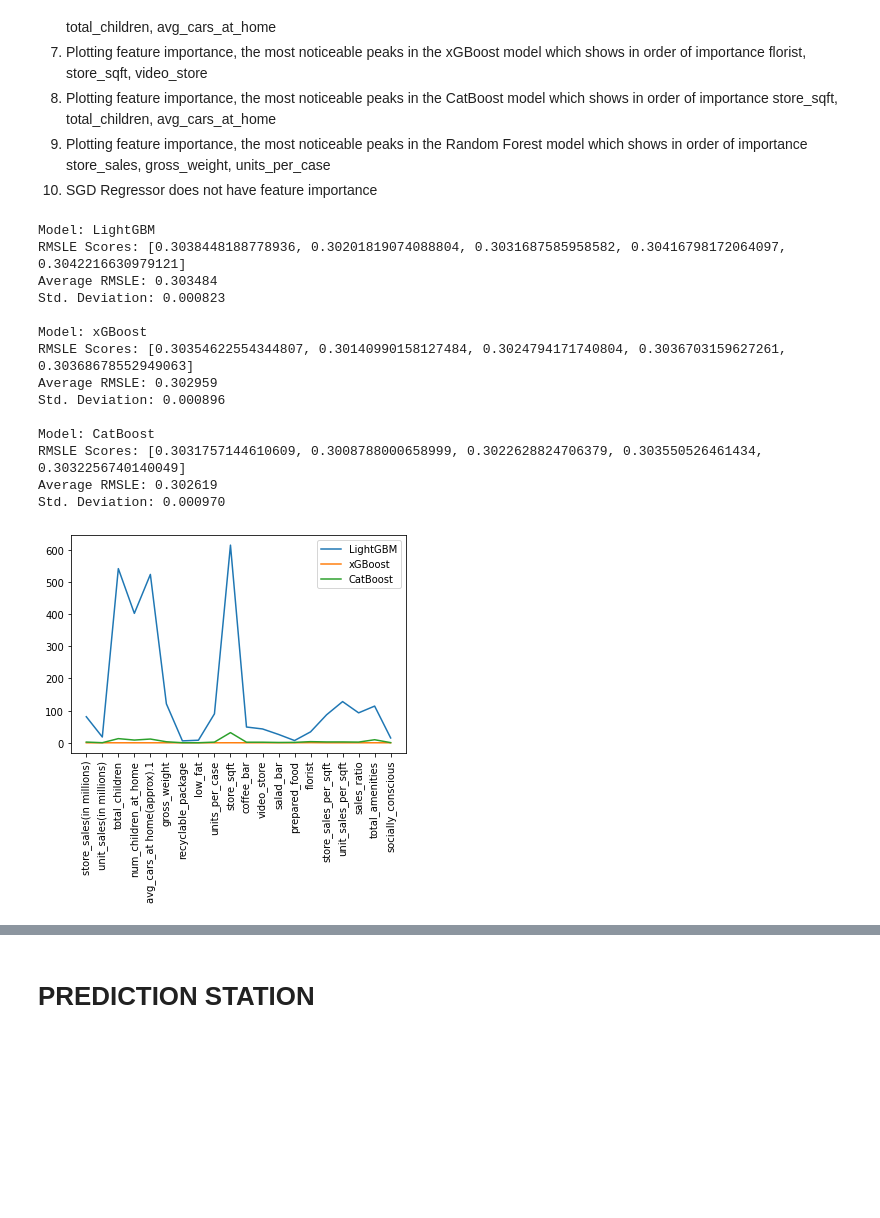
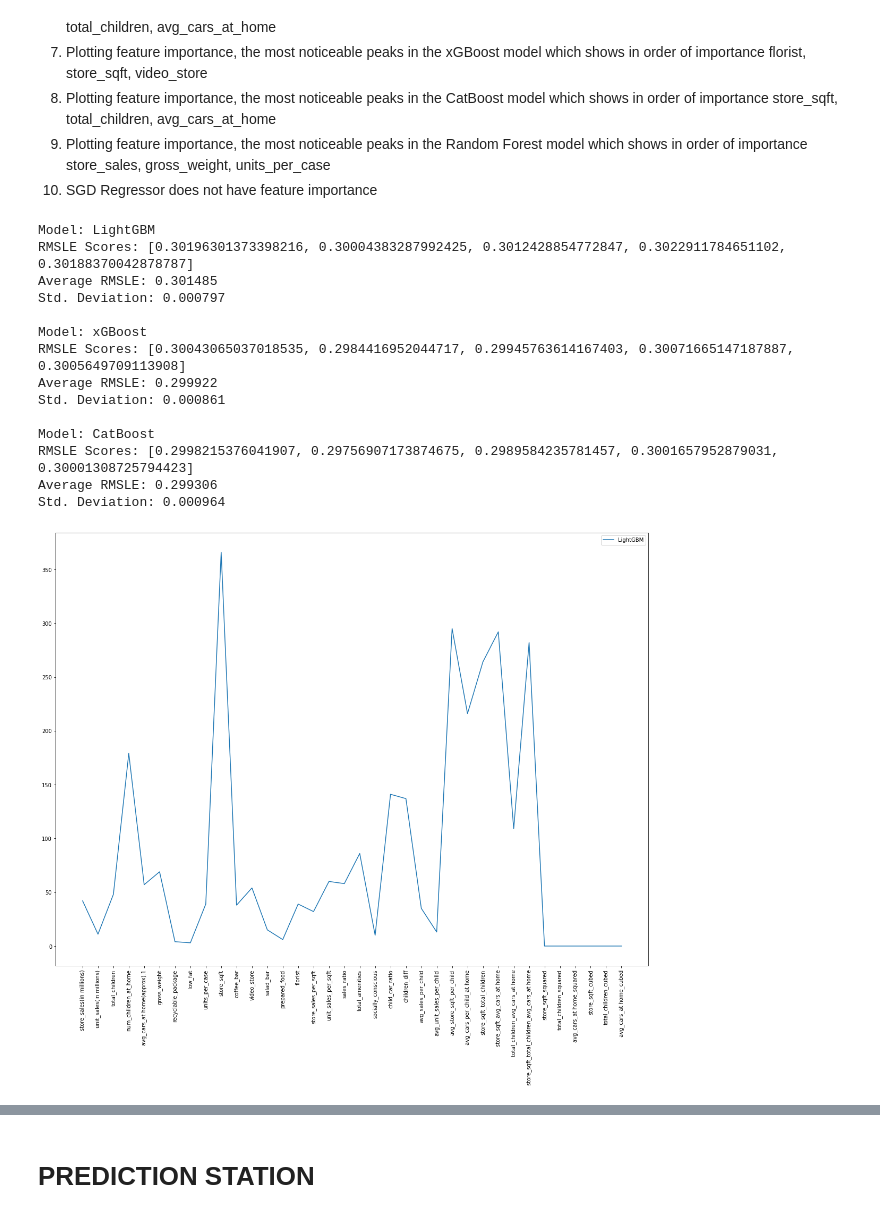
Before and after one commit to hardboyvino/kaggle_competition, a Jupyter notebook: playground_3.11/playground.ipynb, the cells around one changed output, grey strips where cells are left out. Saved outputs shown, nothing was run; the diff lists cells and outputs as text; code cells hidden in the pictures; blank space fills up the shorter version.

```diff
--- a/playground_3.11/playground.ipynb
+++ b/playground_3.11/playground.ipynb
@@ -216,3 +230,32 @@ df_val["socially_conscious"] = df_val["recyclable_package"] + df_val["low_fat"]
+# %%
+# Feature generation for training
+
+df_val["store_sales_per_sqft"] = df_val["store_sales(in millions)"] / df_val["store_sqft"]
+df_val["unit_sales_per_sqft"] = df_val["unit_sales(in millions)"] / df_val["store_sqft"]
+df_val["sales_ratio"] = df_val["store_sales(in millions)"] / df_val["unit_sales(in millions)"]
+df_val["total_amenities"] = df_val["coffee_bar"] + df_val["video_store"] + df_val["salad_bar"] + df_val["prepared_food"] + df_val["florist"]
+df_val["socially_conscious"] = df_val["recyclable_package"] + df_val["low_fat"]
+
+df_val['child_car_ratio'] = df_val['total_children'] / np.where(df_val['avg_cars_at home(approx).1'] == 0, 1e-6, df_val['avg_cars_at home(approx).1'])
+df_val['children_diff'] = df_val['total_children'] - df_val['num_children_at_home']
+df_val['avg_sales_per_child'] = df_val['store_sales(in millions)'] / np.where(df_val['total_children'] == 0, 1e-6, df_val["total_children"])
+df_val['avg_unit_sales_per_child'] = df_val['unit_sales(in millions)'] / np.where(df_val['total_children'] == 0, 1e-6, df_val["total_children"])
+df_val['avg_store_sqft_per_child'] = df_val['store_sqft'] / np.where(df_val['total_children'] == 0, 1e-6, df_val["total_children"])
+df_val['avg_cars_per_child_at home'] = df_val['avg_cars_at home(approx).1'] / np.where(df_val['num_children_at_home'] == 0, 1e-6, df_val["num_children_at_home"])
+
+# Interactive features
+df_val['store_sqft_total_children'] = df_val['store_sqft'] * np.where(df_val['total_children'] == 0, 1e-6, df_val["total_children"])
+df_val['store_sqft_avg_cars_at home'] = df_val['store_sqft'] * np.where(df_val['avg_cars_at home(approx).1'] == 0, 1e-6, df_val['avg_cars_at home(approx).1'])
+df_val['total_children_avg_cars_at home'] = np.where(df_val['total_children'] == 0, 1e-6, df_val["total_children"]) * np.where(df_val['avg_cars_at home(approx).1'] == 0, 1e-6, df_val['avg_cars_at home(approx).1'])
+df_val['store_sqft_total_children_avg_cars_at home'] = df_val['store_sqft'] * np.where(df_val['total_children'] == 0, 1e-6, df_val["total_children"]) * np.where(df_val['avg_cars_at home(approx).1'] == 0, 1e-6, df_val['avg_cars_at home(approx).1'])
+
+# Polynomial features
+df_val['store_sqft_squared'] = df_val['store_sqft'] ** 2
+df_val['total_children_squared'] = np.where(df_val['total_children'] == 0, 1e-6, df_val["total_children"]) ** 2
+df_val['avg_cars_at home_squared'] = np.where(df_val['avg_cars_at home(approx).1'] == 0, 1e-6, df_val['avg_cars_at home(approx).1']) ** 2
+df_val['store_sqft_cubed'] = df_val['store_sqft'] ** 3
+df_val['total_children_cubed'] = df_val['total_children'] ** 3
+df_val['avg_cars_at home_cubed'] = df_val['avg_cars_at home(approx).1'] ** 3
 # %% [markdown]
 ### GET BASELINE USING XGBOOST, LIGHTGBM AND CATBOOST
 # %%
@@ -280,34 +323,35 @@ CatBoost performed the best on baseline data before feature engineering and data
 # %%
 for name, model in models.items():
     rmsle_scores = evaluate_model(model, X_train, y_train)
     mean_rmsle = np.mean(rmsle_scores)
     std = np.std(rmsle_scores)
 
     print(f"Model: {name}")
     print(f"RMSLE Scores: {rmsle_scores}")
     print(f"Average RMSLE: {mean_rmsle:.6f}")
     print(f"Std. Deviation: {std:.6f}")
     try:
+        plt.figure(figsize=(20, 15))
         plt.plot(model.feature_importances_, label=name)
         plt.xticks(np.arange(X_train.shape[1]), X_train.columns.tolist(), rotation=90)
         plt.legend()
 
     except AttributeError: #Incase the model does not have 'feature_importances_'
         pass
     print()
 # %% [output]
 Model: LightGBM
-RMSLE Scores: [0.3038448188778936, 0.30201819074088804, 0.3031687585958582, 0.30416798172064097, 0.3042216630979121]
-Average RMSLE: 0.303484
-Std. Deviation: 0.000823
+RMSLE Scores: [0.30196301373398216, 0.30004383287992425, 0.3012428854772847, 0.3022911784651102, 0.30188370042878787]
+Average RMSLE: 0.301485
+Std. Deviation: 0.000797
 
 Model: xGBoost
-RMSLE Scores: [0.30354622554344807, 0.30140990158127484, 0.3024794171740804, 0.3036703159627261, 0.30368678552949063]
-Average RMSLE: 0.302959
-Std. Deviation: 0.000896
+RMSLE Scores: [0.30043065037018535, 0.2984416952044717, 0.29945763614167403, 0.30071665147187887, 0.3005649709113908]
+Average RMSLE: 0.299922
+Std. Deviation: 0.000861
 
 Model: CatBoost
-RMSLE Scores: [0.3031757144610609, 0.3008788000658999, 0.3022628824706379, 0.303550526461434, 0.3032256740140049]
-Average RMSLE: 0.302619
-Std. Deviation: 0.000970
+RMSLE Scores: [0.2998215376041907, 0.29756907173874675, 0.2989584235781457, 0.3001657952879031, 0.30001308725794423]
+Average RMSLE: 0.299306
+Std. Deviation: 0.000964
-[figure, old version]
+[figure, new version]
```
Also changed, not shown: parts of 8 cells of this notebook.
